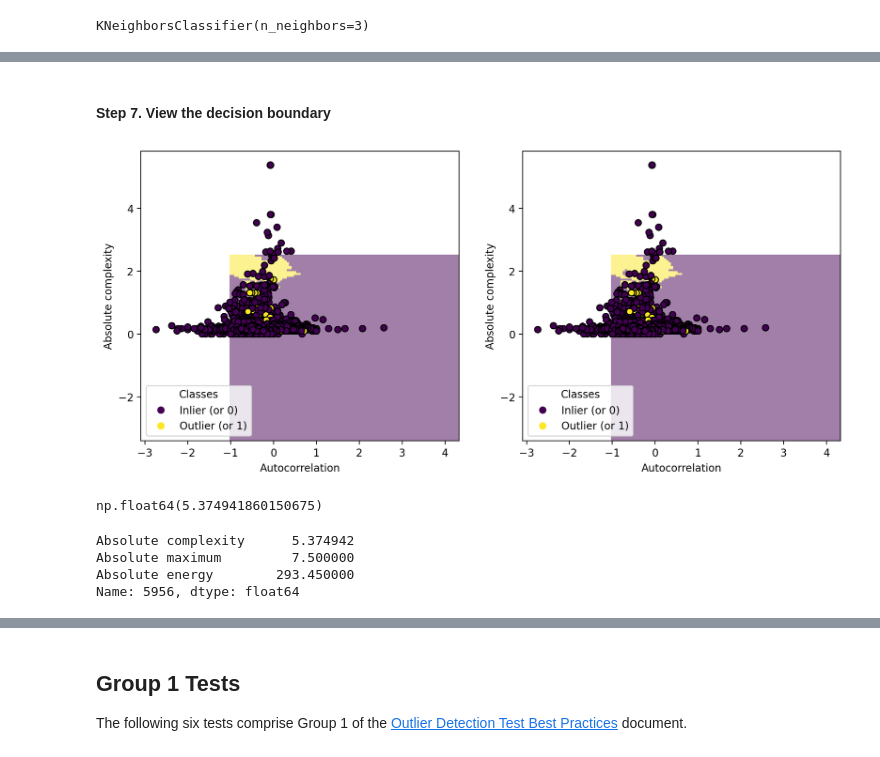
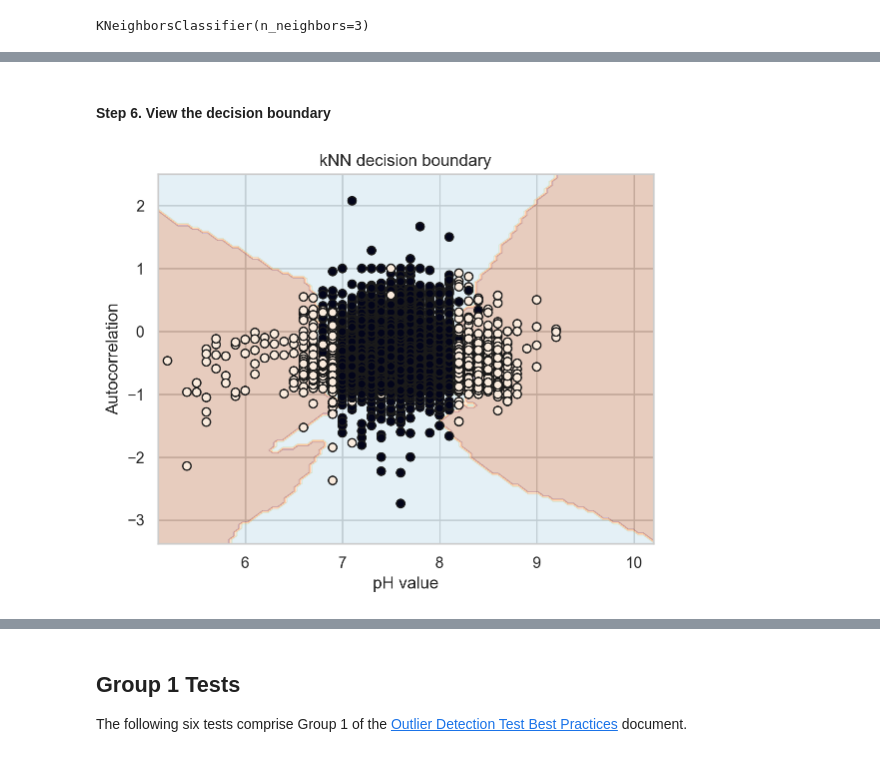
Before and after one commit to DWR-QA-Program/caldata-dsa-outlier-tool, a Jupyter notebook: dwr/dwr.ipynb, the cells around one changed output, grey strips where cells are left out. Cells and saved outputs as stored; diff of their text form; code cells hidden in the pictures.

```diff
--- a/dwr/dwr.ipynb
+++ b/dwr/dwr.ipynb
@@ -189,7 +210 @@ df_autocorrelation = df_autocorrelation.rename(columns={'VALUE':'Autocorrelation
-# %%
-df_number_cwt_peaks = df_rolled.apply(calculate_number_cwt_peaks)
-df_number_cwt_peaks = df_number_cwt_peaks.rename(columns={'VALUE':'Number of peaks'})
-# %%
-df_absolute_complexity = df_rolled.apply(calculate_absolute_complexity)
-df_absolute_complexity = df_absolute_complexity.rename(columns={'VALUE':'Absolute complexity'})
 # %%
@@ -199,5 +219,7 @@ df_clean['Absolute sum of changes'] = df_absolute_sum_of_changes['Absolute sum o
 df_clean['Autocorrelation'] = df_autocorrelation['Autocorrelation']
 df_clean['Number of peaks'] = df_number_cwt_peaks['Number of peaks']
 df_clean['Absolute complexity'] = df_absolute_complexity['Absolute complexity']
+df_clean['Absolute maximum'] = df_absolute_maximum['Absolute maximum']
+df_clean['Large standard deviation'] = df_large_standard_deviation['Large standard deviation']
 # %%
 df_clean = df_clean[df_clean['Autocorrelation'].notna()].reset_index(drop=True)
@@ -235,6 +252,6 @@ Index(['VALUE', 'DATE TIME', 'Flag', 'Absolute sum of changes',
       dtype='object')
 # %%
-feature_names = ['Absolute sum of changes', 'Autocorrelation', 'Number of peaks', 'Absolute complexity']
+feature_names = ['Absolute sum of changes', 'Autocorrelation', 'Number of peaks', 'Absolute complexity', 'VALUE', 'Absolute maximum', 'Large standard deviation']
 X = df_clean[feature_names]
 y = df_clean['Flag']
 
@@ -328,41 +344,28 @@ There were 2450 true negatives.
-# %% [markdown]
-#### Step 7. View the decision boundary
-# %%
-from sklearn.inspection import DecisionBoundaryDisplay
-
-_, axs = plt.subplots(ncols=2, figsize=(12, 5))
-
-for ax, weights in zip(axs, ("uniform", "distance")):
-    clf.set_params(weights=weights).fit(X_train[:,[1,3]], y_train)
-    disp = DecisionBoundaryDisplay.from_estimator(
-        clf,
-        X_test[:,0:2],
-        response_method="predict",
-        plot_method="pcolormesh",
-        xlabel="Autocorrelation",
-        ylabel="Absolute complexity",
-        shading="auto",
-        alpha=0.5,
-        ax=ax,
-    )
-    scatter = disp.ax_.scatter(X.iloc[:, 1], X.iloc[:, 3], c=y, edgecolors="k")
-    disp.ax_.legend(
-        scatter.legend_elements()[0],
-        ["Inlier (or 0)", "Outlier (or 1)"],
-        loc="lower left",
-        title="Classes",
-    )
-plt.show()
-# %% [output]
-[figure, removed]
-# %%
-np.nanmax(X['Absolute complexity'])
-# %% [output]
-np.float64(5.374941860150675)
-# %%
-X.loc[X['Absolute complexity'].idxmax()]
-# %% [output]
-Absolute complexity      5.374942
-Absolute maximum         7.500000
-Absolute energy        293.450000
-Name: 5956, dtype: float64
+# %% [markdown]
+#### Step 6. View the decision boundary
+# %%
+fig, ax = plt.subplots()
+clf.fit(X_train[:,[4,1]], y_train)
+
+disp = DecisionBoundaryDisplay.from_estimator(
+    clf,
+    X_test[:,[4,1]],
+    response_method="predict",
+    cmap=plt.cm.Paired,
+    xlabel="pH value",
+    ylabel="Autocorrelation",
+    alpha=0.3,
+    ax=ax,
+)
+
+x_range_values = ax.get_xlim()
+y_range_values = ax.get_ylim()
+
+scatter = disp.ax_.scatter(X.iloc[:, 4], X.iloc[:, 1], c=y, edgecolors="k")
+plt.xlim(x_range_values)
+plt.ylim(y_range_values)
+plt.title('kNN decision boundary')
+plt.show()
+#fig.savefig('kNN_decision_boundary.png', dpi=300, transparent=True, bbox_inches='tight')
+# %% [output]
+[figure, added]
```
Also changed, not shown: parts of 19 cells of this notebook.
